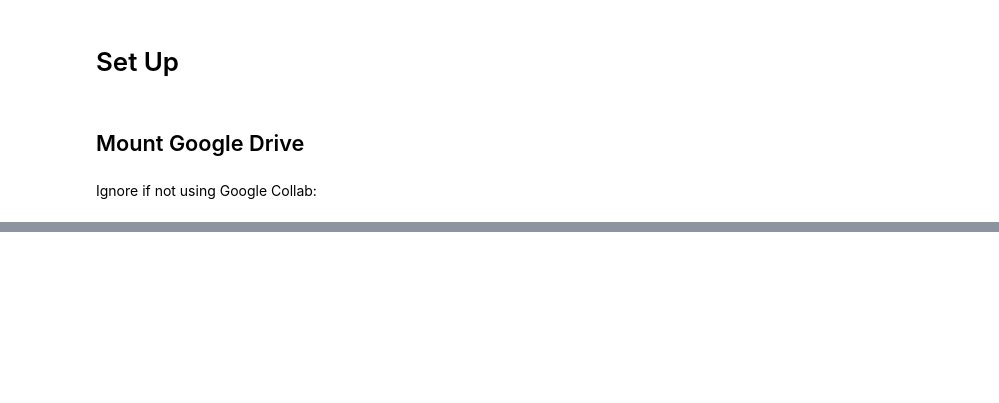
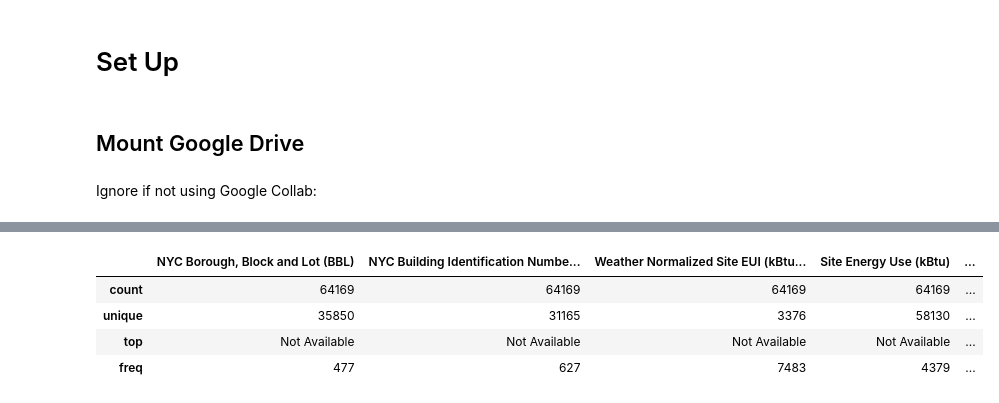
Before and after one commit to FranciscoLozCoding/cooling_with_code, a Jupyter notebook: 09_adding_energy_data.ipynb, the cells around one changed output, grey strips where cells are left out. Drawn from its saved outputs; the diff is of its cells as text; code cells hidden in the pictures; blank space fills up the shorter version.

```diff
--- a/09_adding_energy_data.ipynb
+++ b/09_adding_energy_data.ipynb
@@ -67,0 +131,23 @@ import os
+# %%
+# List of columns to keep for UHI prediction
+keep_columns = ["NYC Borough, Block and Lot (BBL)", "NYC Building Identification Number (BIN)",
+                "Weather Normalized Site EUI (kBtu/ft²)", "Site Energy Use (kBtu)", "Fuel Oil #2 Use (kBtu)",
+                "Fuel Oil #4 Use (kBtu)", "Diesel #2 Use (kBtu)", "District Steam Use (kBtu)",
+                "Natural Gas Use (kBtu)", "Electricity Use - Grid Purchase (kBtu)",
+                "Electricity Use – Generated from Onsite Renewable Systems (kWh)",
+                "Direct GHG Emissions (Metric Tons CO2e)", "Percent of Electricity that is Green Power",
+                "Water Use (All Water Sources) (kgal)"]
+
+# Drop unnecessary columns
+energy_df = energy_df[keep_columns]
+
+# fill NA with 0
+energy_df.fillna(0, inplace=True)
+# %%
+energy_df.describe()
+# %% [output]
+|  | NYC Borough, Block and Lot (BBL) | NYC Building Identification Numbe... | Weather Normalized Site EUI (kBtu... | Site Energy Use (kBtu) | ... |
+| count | 64169 | 64169 | 64169 | 64169 | ... |
+| unique | 35850 | 31165 | 3376 | 58130 | ... |
+| top | Not Available | Not Available | Not Available | Not Available | ... |
+| freq | 477 | 627 | 7483 | 4379 | ... |
```
Also changed, not shown: parts of 49 cells of this notebook.
